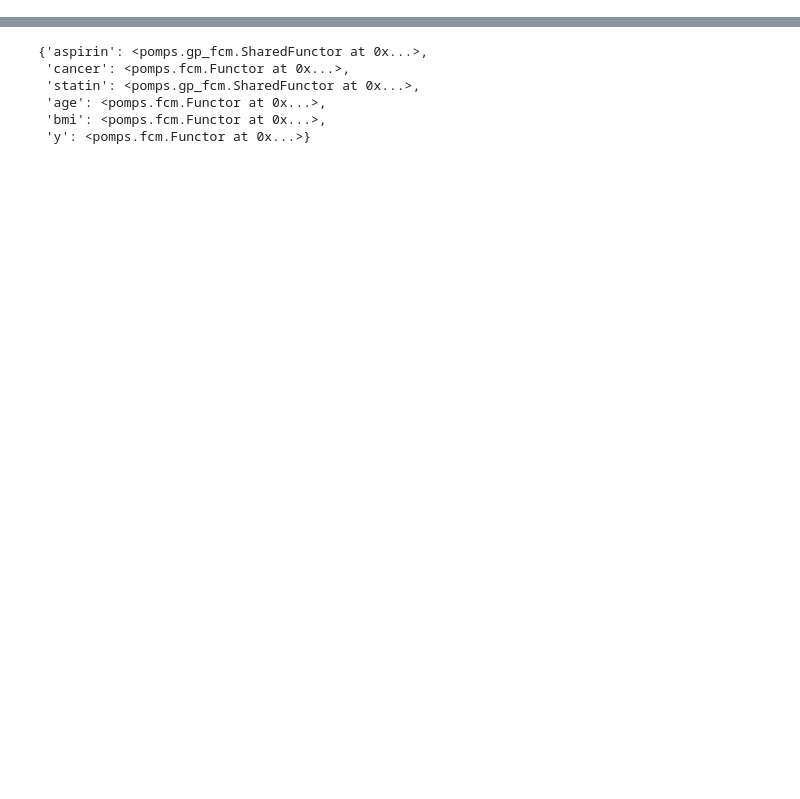
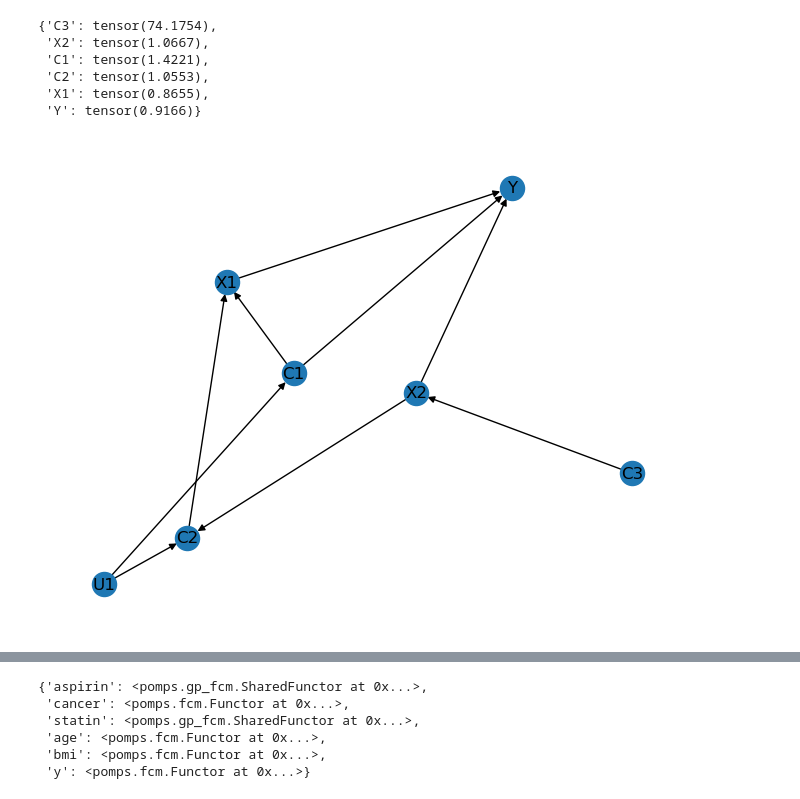
Before and after one commit to VahanArsenian/POMPSBO, a Jupyter notebook: notebooks/POMPS.ipynb, the cells around one changed output, grey strips where cells are left out. Saved outputs shown, nothing was run; the diff lists cells and outputs as text; code cells hidden in the pictures; blank space fills up the shorter version.

```diff
--- a/notebooks/POMPS.ipynb
+++ b/notebooks/POMPS.ipynb
@@ -49,5 +47,14 @@ fcm = FunctionalCausalModel({Functor(lambda: pyro.sample("age", dist.Uniform(55,
 # aspirin_graph = scm.induced_graph()
 # ccg = ContextualCausalGraph(edges=aspirin_graph, interventional_variables={"aspirin", "statin"},
 #                       contextual_variables={"age", "bmi"}, target='y')
+# %%
+fcm.sample()
+# %% [output]
+{'C3': tensor(74.1754),
+ 'X2': tensor(1.0667),
+ 'C1': tensor(1.4221),
+ 'C2': tensor(1.0553),
+ 'X1': tensor(0.8655),
+ 'Y': tensor(0.9166)}
 # %%
 aspirin_graph = fcm.induced_graph()
@@ -58,0 +66,4 @@ gpf = GPFunctorFactory(space)
+# %%
+nx.draw(ccg, with_labels=True)
+# %% [output]
+[figure, added]
```
Also changed, not shown: parts of 7 cells of this notebook, 5 other files.
